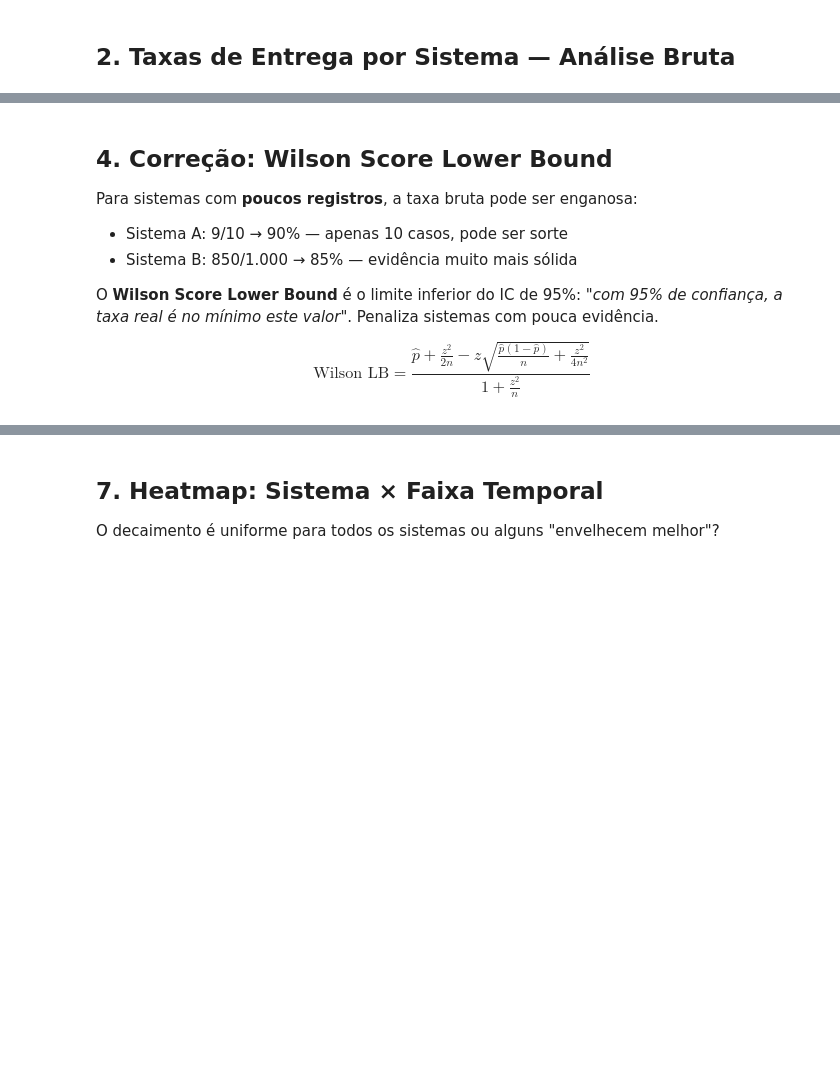
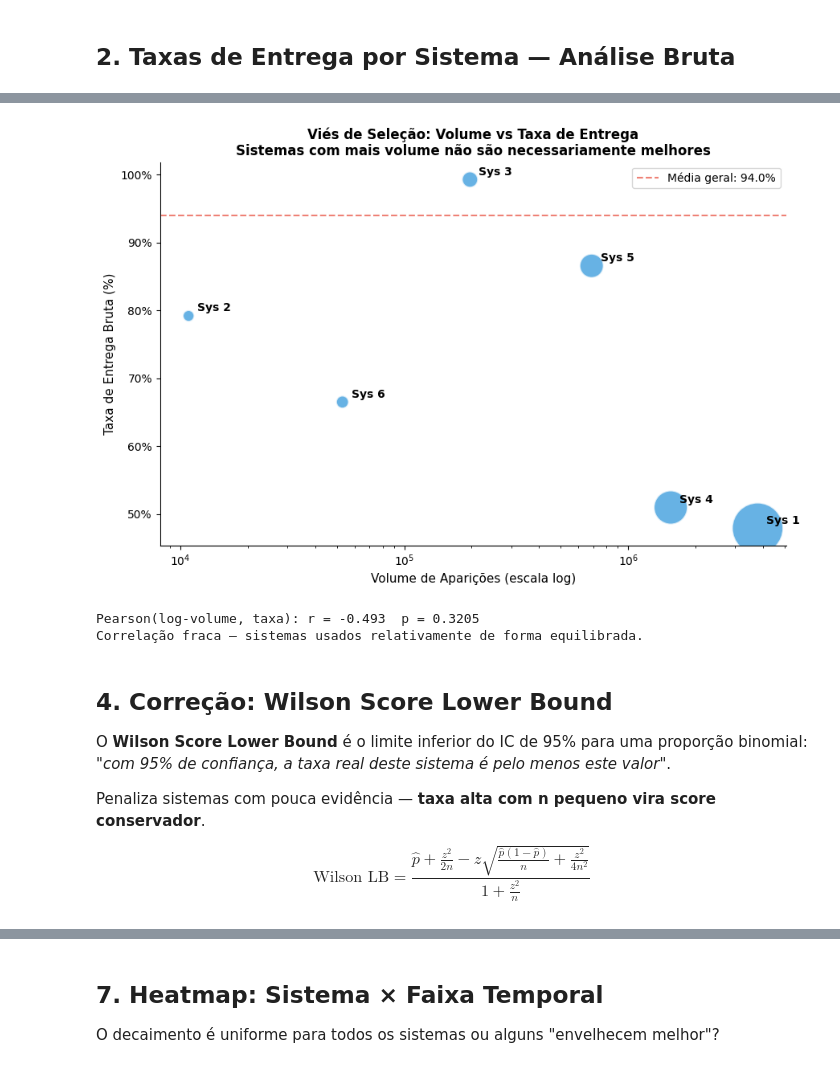
Before and after one commit to Lucas-SGO/desafio-cientista-dados-pleno-campanhas, a Jupyter notebook: notebooks/02_qualidade_por_sistema.ipynb, the cells around one changed output, grey strips where cells are left out. Drawn from its saved outputs; the diff is of its cells as text; code cells hidden in the pictures; blank space fills up the shorter version.

```diff
--- a/notebooks/02_qualidade_por_sistema.ipynb
+++ b/notebooks/02_qualidade_por_sistema.ipynb
@@ -127,39 +192,46 @@ O scatter abaixo evidencia se volume e taxa estão correlacionados.
 # %%
-fig, ax = plt.subplots(figsize=(10, 6))
+fig, ax = plt.subplots(figsize=(9, 6))
 
-ax.scatter(
-    agg_sistema['total_aparicoes'], agg_sistema['taxa_entrega_bruta'] * 100,
-    s=agg_sistema['total_aparicoes'] / agg_sistema['total_aparicoes'].max() * 2000 + 50,
-    alpha=0.7, color='#3498db', edgecolors='white', linewidth=1.5
-)
+sizes = agg_sistema['total'] / agg_sistema['total'].max() * 2000 + 100
+ax.scatter(agg_sistema['total'], agg_sistema['taxa_bruta']*100,
+           s=sizes, alpha=0.75, color='#3498db', edgecolors='white', linewidth=1.5)
+
 for _, row in agg_sistema.iterrows():
-    ax.annotate(row['id_sistema'], (row['total_aparicoes'], row['taxa_entrega_bruta'] * 100),
-                textcoords='offset points', xytext=(8, 4), fontsize=9)
+    ax.annotate(row['sistema_alias'],
+                (row['total'], row['taxa_bruta']*100),
+                textcoords='offset points', xytext=(8, 4), fontsize=10, fontweight='bold')
 
 ax.axhline(taxa_media, color='#e74c3c', linestyle='--', alpha=0.7, label=f'Média geral: {taxa_media:.1f}%')
 ax.set_xlabel('Volume de Aparições (escala log)', fontsize=11)
 ax.set_ylabel('Taxa de Entrega Bruta (%)', fontsize=11)
-ax.set_title('Viés de Seleção: Volume vs Taxa\nAlto volume ≠ Alta qualidade', fontweight='bold')
+ax.set_title('Viés de Seleção: Volume vs Taxa de Entrega\nSistemas com mais volume não são necessariamente melhores',
+             fontweight='bold', fontsize=12)
 ax.set_xscale('log')
 ax.yaxis.set_major_formatter(mtick.FuncFormatter(lambda x, _: f'{x:.0f}%'))
 ax.legend()
 plt.tight_layout()
 plt.show()
 
-corr, pval = stats.pearsonr(np.log(agg_sistema['total_aparicoes']), agg_sistema['taxa_entrega_bruta'])
-print(f'Pearson(log-volume, taxa): r = {corr:.3f}  p = {pval:.4f}')
-if abs(corr) > 0.3 and pval < 0.05:
-    print('Viés de seleção detectado — correção necessária.')
+if len(agg_sistema) >= 3:
+    corr, pval = stats.pearsonr(np.log(agg_sistema['total']), agg_sistema['taxa_bruta'])
+    print(f'Pearson(log-volume, taxa): r = {corr:.3f}  p = {pval:.4f}')
+    if abs(corr) > 0.3 and pval < 0.05:
+        print('Correlação significativa — viés de seleção presente. Correção via Wilson LB necessária.')
+    else:
+        print('Correlação fraca — sistemas usados relativamente de forma equilibrada.')
 else:
-    print('Correlação fraca — sistemas usados de forma relativamente equilibrada.')
+    print('Poucos sistemas para calcular correlação.')
+# %% [output]
+[figure, added]
+Pearson(log-volume, taxa): r = -0.493  p = 0.3205
+Correlação fraca — sistemas usados relativamente de forma equilibrada.
 # %% [markdown]
 ## 4. Correção: Wilson Score Lower Bound
 
-Para sistemas com **poucos registros**, a taxa bruta pode ser enganosa:
-- Sistema A: 9/10 → 90% — apenas 10 casos, pode ser sorte
-- Sistema B: 850/1.000 → 85% — evidência muito mais sólida
+O **Wilson Score Lower Bound** é o limite inferior do IC de 95% para uma proporção binomial:
+*"com 95% de confiança, a taxa real deste sistema é pelo menos este valor"*.
 
-O **Wilson Score Lower Bound** é o limite inferior do IC de 95%: *"com 95% de confiança, a taxa real é no mínimo este valor"*. Penaliza sistemas com pouca evidência.
+Penaliza sistemas com pouca evidência — **taxa alta com n pequeno vira score conservador**.
 
 $$\text{Wilson LB} = \frac{\hat{p} + \frac{z^2}{2n} - z\sqrt{\frac{\hat{p}(1-\hat{p})}{n} + \frac{z^2}{4n^2}}}{1 + \frac{z^2}{n}}$$
 # %%
```
Also changed, not shown: parts of 23 cells of this notebook.
